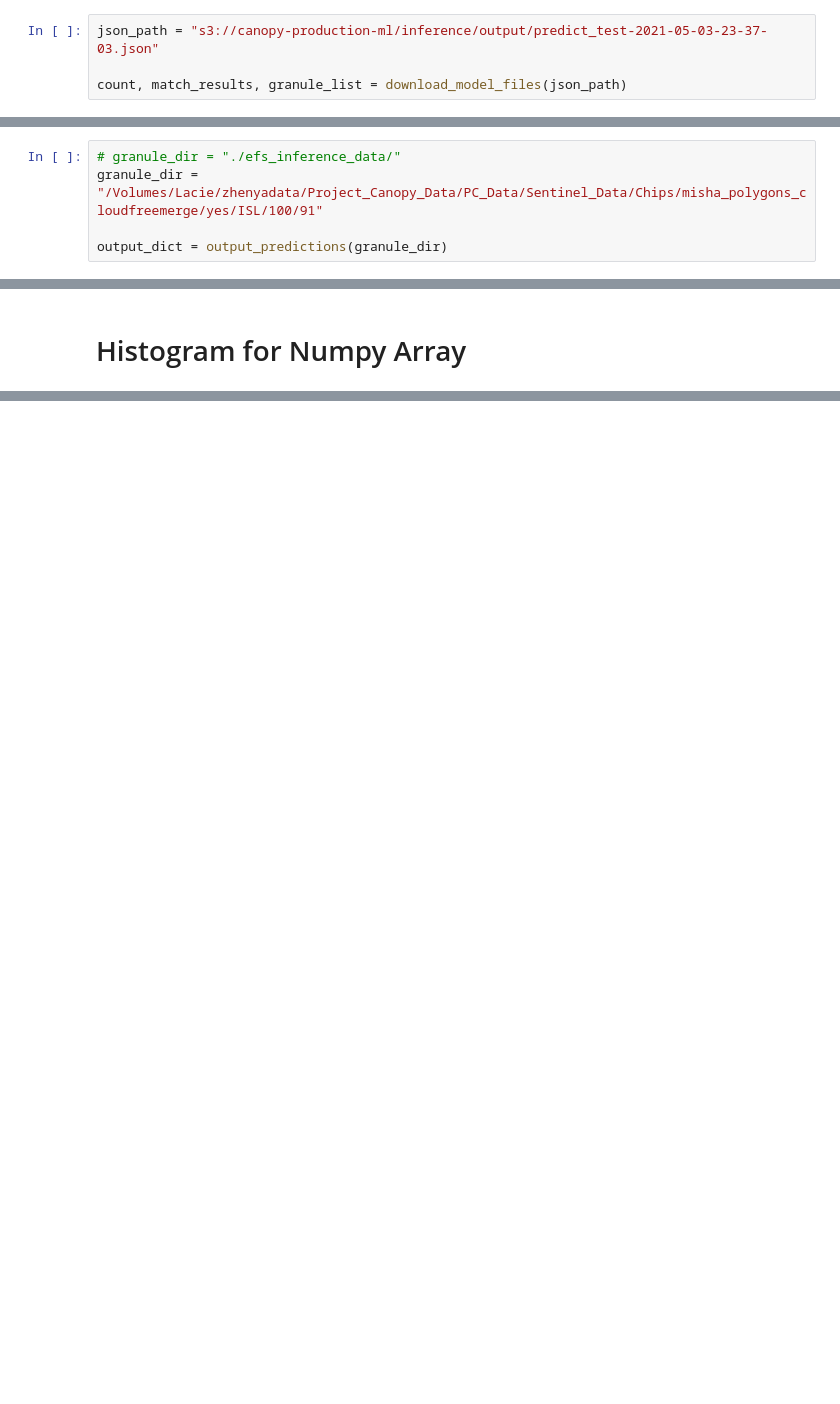
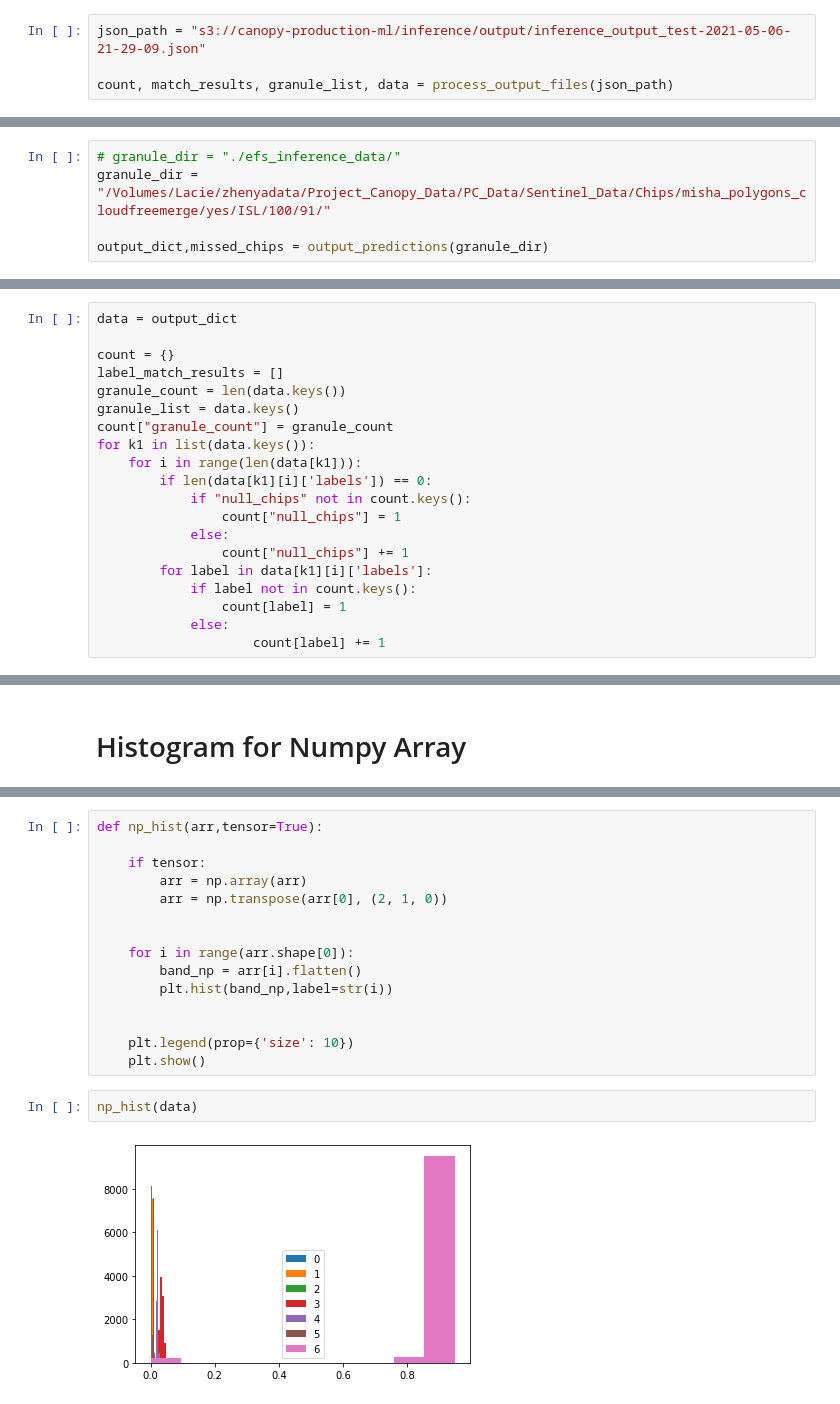
Before and after one commit to Project-Canopy/cb_feature_detection, a Jupyter notebook: inference/inference_pipeline.ipynb, the cells around one changed output, grey strips where cells are left out. Drawn from its saved outputs; the diff is of its cells as text; blank space fills up the shorter version.

Commit message:
added cells for debugging major issue in notebook
* histogram for numpy output bands
* fixed bug with wrong variable name in tf read image function

```diff
--- a/inference/inference_pipeline.ipynb
+++ b/inference/inference_pipeline.ipynb
@@ -339,4 +332,4 @@ def process_output_files(json_path=json_path,download=True, filepath = "predict_
 # %%
-json_path = "s3://canopy-production-ml/inference/output/predict_test-2021-05-03-23-37-03.json"
+json_path = "s3://canopy-production-ml/inference/output/inference_output_test-2021-05-06-21-29-09.json"
 
-count, match_results, granule_list = download_model_files(json_path)
+count, match_results, granule_list, data = process_output_files(json_path)
@@ -588,6 +620,6 @@ def output_predictions(granule_dir,patch_size=100,
 # %%
 # granule_dir = "./efs_inference_data/"
-granule_dir = "/Volumes/Lacie/zhenyadata/Project_Canopy_Data/PC_Data/Sentinel_Data/Chips/misha_polygons_cloudfreemerge/yes/ISL/100/91"
+granule_dir = "/Volumes/Lacie/zhenyadata/Project_Canopy_Data/PC_Data/Sentinel_Data/Chips/misha_polygons_cloudfreemerge/yes/ISL/100/91/"
 
-output_dict = output_predictions(granule_dir)
+output_dict,missed_chips = output_predictions(granule_dir)
 # %% [output]
@@ -616,0 +631,20 @@ output_dict
+# %%
+data = output_dict
+
+count = {}
+label_match_results = []
+granule_count = len(data.keys())
+granule_list = data.keys()
+count["granule_count"] = granule_count
+for k1 in list(data.keys()):
+    for i in range(len(data[k1])):
+        if len(data[k1][i]['labels']) == 0:
+            if "null_chips" not in count.keys():
+                count["null_chips"] = 1
+            else:
+                count["null_chips"] += 1
+        for label in data[k1][i]['labels']:
+            if label not in count.keys():
+                count[label] = 1
+            else:
+                    count[label] += 1
@@ -637,0 +666,19 @@ plt.show()
+# %%
+def np_hist(arr,tensor=True):
+
+    if tensor:
+        arr = np.array(arr)
+        arr = np.transpose(arr[0], (2, 1, 0))
+
+
+    for i in range(arr.shape[0]):
+        band_np = arr[i].flatten()
+        plt.hist(band_np,label=str(i))
+
+
+    plt.legend(prop={'size': 10})
+    plt.show()
+# %%
+np_hist(data)
+# %% [output]
+[figure, added]
```
Also changed, not shown: parts of 25 cells of this notebook, 3 other files.
